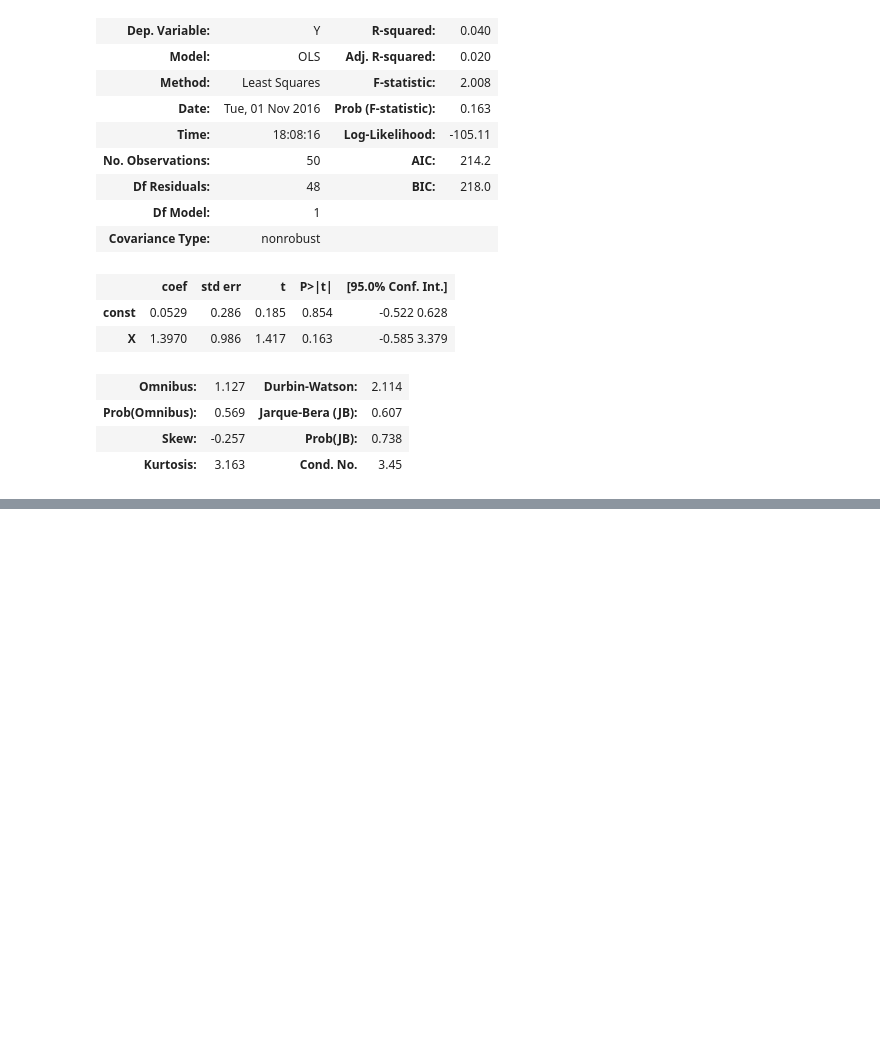
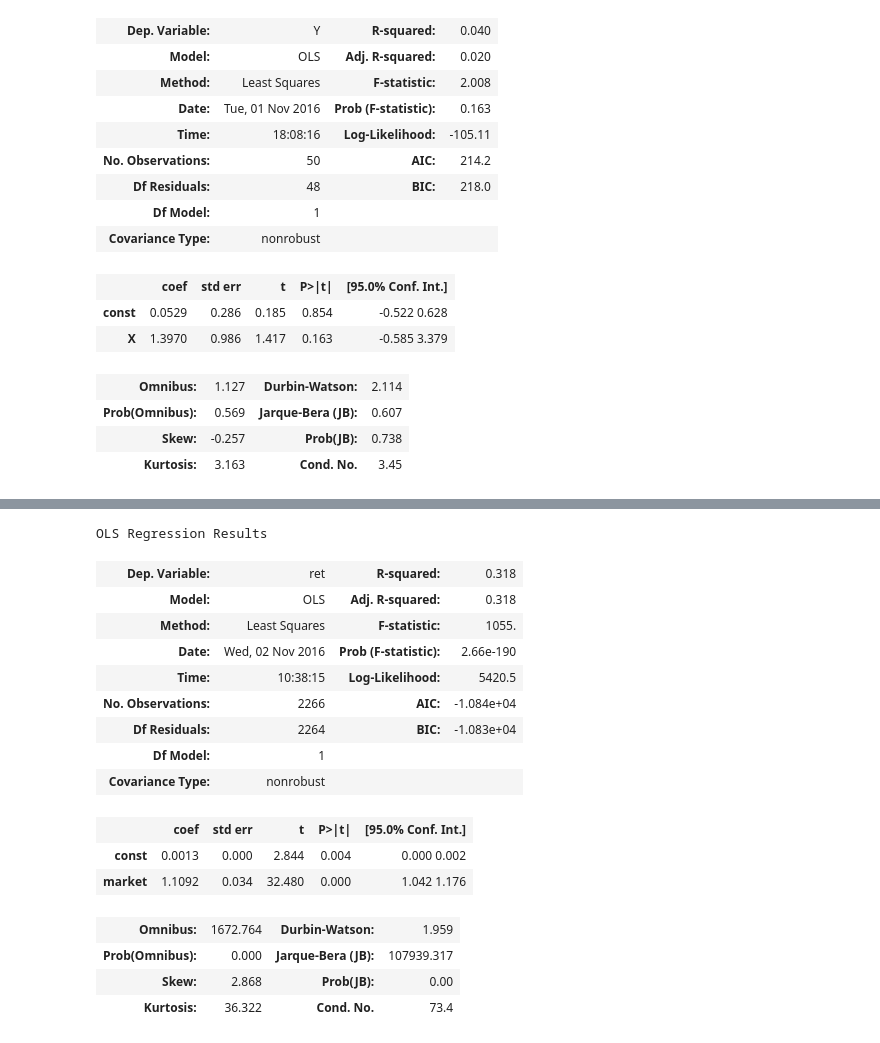
Before and after one commit to AndreaBarbon/Statistical-methods, a Jupyter notebook: Regression Analysis.ipynb, the cells around one changed output, grey strips where cells are left out. Cells and saved outputs as stored; diff of their text form; code cells hidden in the pictures; blank space fills up the shorter version.

```diff
--- a/Regression Analysis.ipynb
+++ b/Regression Analysis.ipynb
@@ -548,0 +601,21 @@ OLS Regression Results
+# %%
+reg = CAPM_reg(Amazon)
+reg.summary()
+# %% [output]
+OLS Regression Results
+| Dep. Variable: | ret | R-squared: | 0.318 |
+| Model: | OLS | Adj. R-squared: | 0.318 |
+| Method: | Least Squares | F-statistic: | 1055. |
+| Date: | Wed, 02 Nov 2016 | Prob (F-statistic): | 2.66e-190 |
+| Time: | 10:38:15 | Log-Likelihood: | 5420.5 |
+| No. Observations: | 2266 | AIC: | -1.084e+04 |
+| Df Residuals: | 2264 | BIC: | -1.083e+04 |
+| Df Model: | 1 |  |  |
+| Covariance Type: | nonrobust |  |  |
+|  | coef | std err | t | P>|t| | [95.0% Conf. Int.] |
+| const | 0.0013 | 0.000 | 2.844 | 0.004 | 0.000 0.002 |
+| market | 1.1092 | 0.034 | 32.480 | 0.000 | 1.042 1.176 |
+| Omnibus: | 1672.764 | Durbin-Watson: | 1.959 |
+| Prob(Omnibus): | 0.000 | Jarque-Bera (JB): | 107939.317 |
+| Skew: | 2.868 | Prob(JB): | 0.00 |
+| Kurtosis: | 36.322 | Cond. No. | 73.4 |
```
Also changed, not shown: parts of 18 cells of this notebook, 1 other file.
